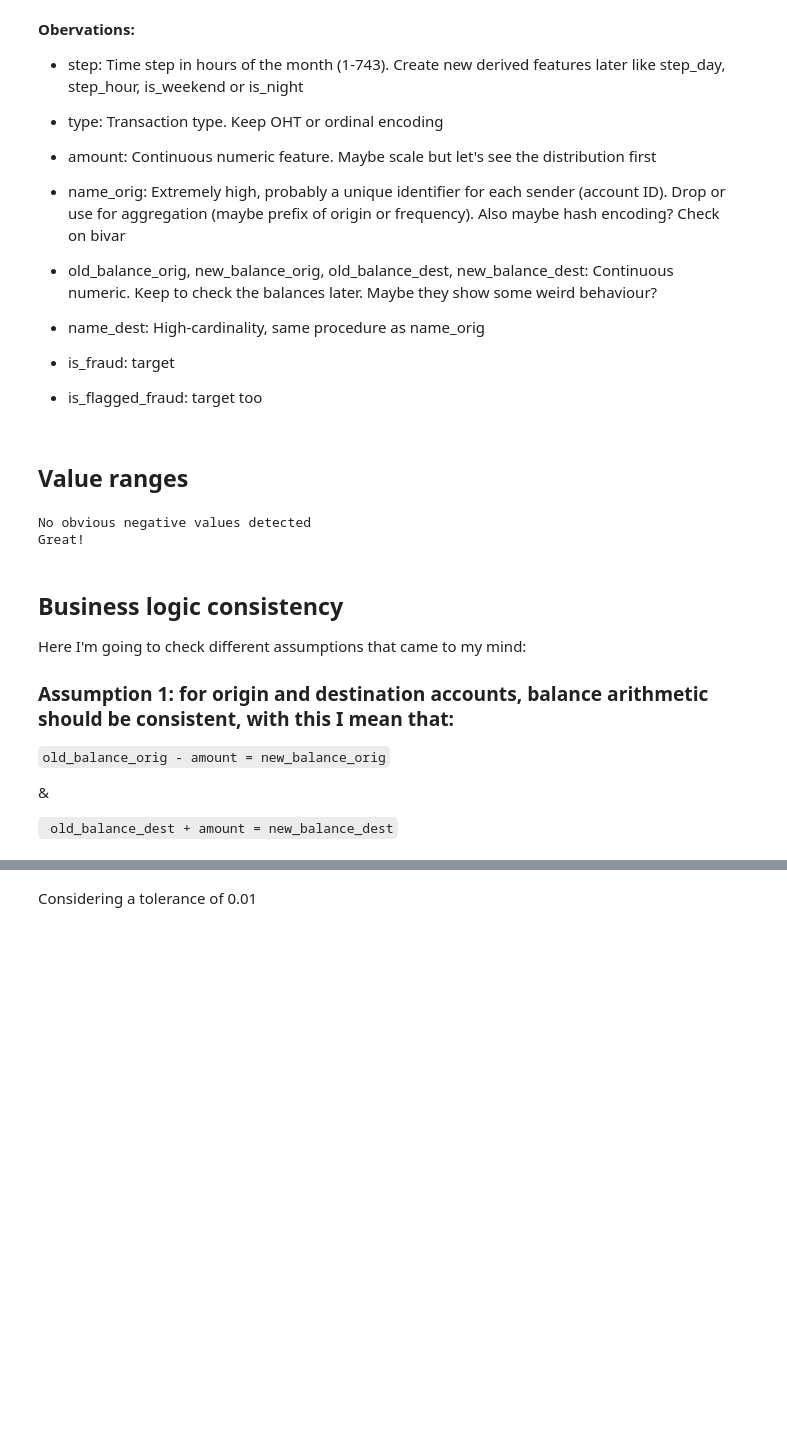
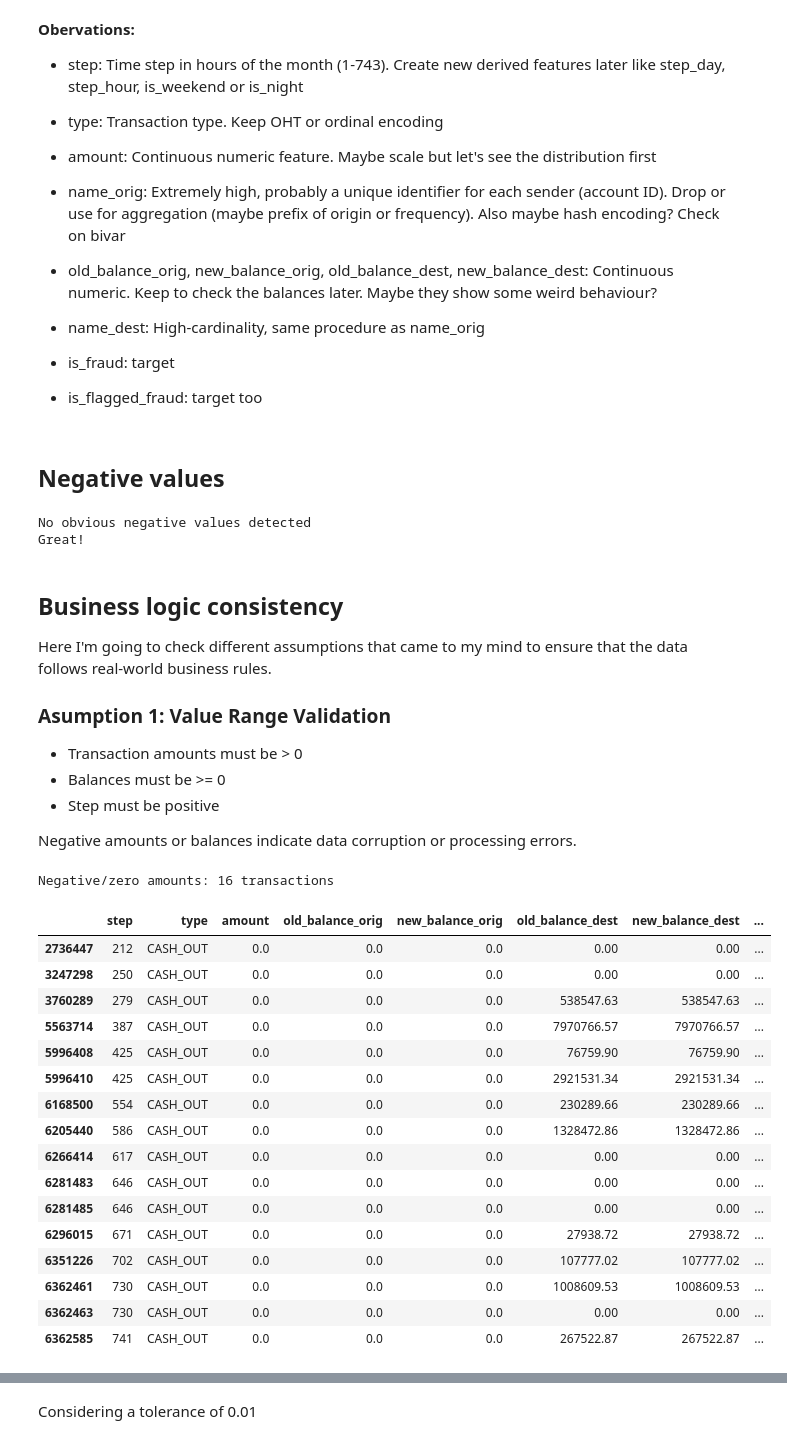
Before and after one commit to amaldu/fraud_detection, a Jupyter notebook: notebooks/00_data_quality.ipynb, the cells around one changed output, grey strips where cells are left out. Saved outputs shown, nothing was run; the diff lists cells and outputs as text; code cells hidden in the pictures; blank space fills up the shorter version.

Commit message:
update: assumptions 1 2 3 added to business logic

````diff
--- a/notebooks/00_data_quality.ipynb
+++ b/notebooks/00_data_quality.ipynb
@@ -166,7 +166,7 @@ is_flagged_fraud     Numerical                  2       0.00% Low variance
 - is_fraud: target
 - is_flagged_fraud: target too
 # %% [markdown]
-## Value ranges
+## Negative values
 # %%
 neg_vals = []
 for col in df.select_dtypes(include=[np.number]).columns:
@@ -186,12 +186,44 @@ Great!
 # %% [markdown]
 ## Business logic consistency
 
-Here I'm going to check different assumptions that came to my mind:
+Here I'm going to check different assumptions that came to my mind to ensure that the data follows real-world business rules.
 
-### Assumption 1: for origin and destination accounts, balance arithmetic should be consistent, with this I mean that:
+### Asumption 1: Value Range Validation
 
-``` old_balance_orig - amount = new_balance_orig ```
+- Transaction amounts must be > 0
+- Balances must be >= 0
+- Step must be positive
 
-&
-
-``` old_balance_dest + amount = new_balance_dest```
+Negative amounts or balances indicate data corruption or processing errors.
+# %%
+validation_set = data[['step',
+           'type',
+           'amount',
+           'old_balance_orig',
+           'new_balance_orig',
+           'old_balance_dest',
+           'new_balance_dest',
+           'is_fraud']].copy()
+
+invalid_zero_negative = validation_set.query("amount <= 0")
+print(f"Negative/zero amounts: {len(invalid_zero_negative)} transactions")
+invalid_zero_negative
+# %% [output]
+Negative/zero amounts: 16 transactions
+|  | step | type | amount | old_balance_orig | new_balance_orig | old_balance_dest | new_balance_dest | ... |
+| 2736447 | 212 | CASH_OUT | 0.0 | 0.0 | 0.0 | 0.00 | 0.00 | ... |
+| 3247298 | 250 | CASH_OUT | 0.0 | 0.0 | 0.0 | 0.00 | 0.00 | ... |
+| 3760289 | 279 | CASH_OUT | 0.0 | 0.0 | 0.0 | 538547.63 | 538547.63 | ... |
+| 5563714 | 387 | CASH_OUT | 0.0 | 0.0 | 0.0 | 7970766.57 | 7970766.57 | ... |
+| 5996408 | 425 | CASH_OUT | 0.0 | 0.0 | 0.0 | 76759.90 | 76759.90 | ... |
+| 5996410 | 425 | CASH_OUT | 0.0 | 0.0 | 0.0 | 2921531.34 | 2921531.34 | ... |
+| 6168500 | 554 | CASH_OUT | 0.0 | 0.0 | 0.0 | 230289.66 | 230289.66 | ... |
+| 6205440 | 586 | CASH_OUT | 0.0 | 0.0 | 0.0 | 1328472.86 | 1328472.86 | ... |
+| 6266414 | 617 | CASH_OUT | 0.0 | 0.0 | 0.0 | 0.00 | 0.00 | ... |
+| 6281483 | 646 | CASH_OUT | 0.0 | 0.0 | 0.0 | 0.00 | 0.00 | ... |
+| 6281485 | 646 | CASH_OUT | 0.0 | 0.0 | 0.0 | 0.00 | 0.00 | ... |
+| 6296015 | 671 | CASH_OUT | 0.0 | 0.0 | 0.0 | 27938.72 | 27938.72 | ... |
+| 6351226 | 702 | CASH_OUT | 0.0 | 0.0 | 0.0 | 107777.02 | 107777.02 | ... |
+| 6362461 | 730 | CASH_OUT | 0.0 | 0.0 | 0.0 | 1008609.53 | 1008609.53 | ... |
+| 6362463 | 730 | CASH_OUT | 0.0 | 0.0 | 0.0 | 0.00 | 0.00 | ... |
+| 6362585 | 741 | CASH_OUT | 0.0 | 0.0 | 0.0 | 267522.87 | 267522.87 | ... |
````
Also changed, not shown: parts of 16 cells of this notebook.
